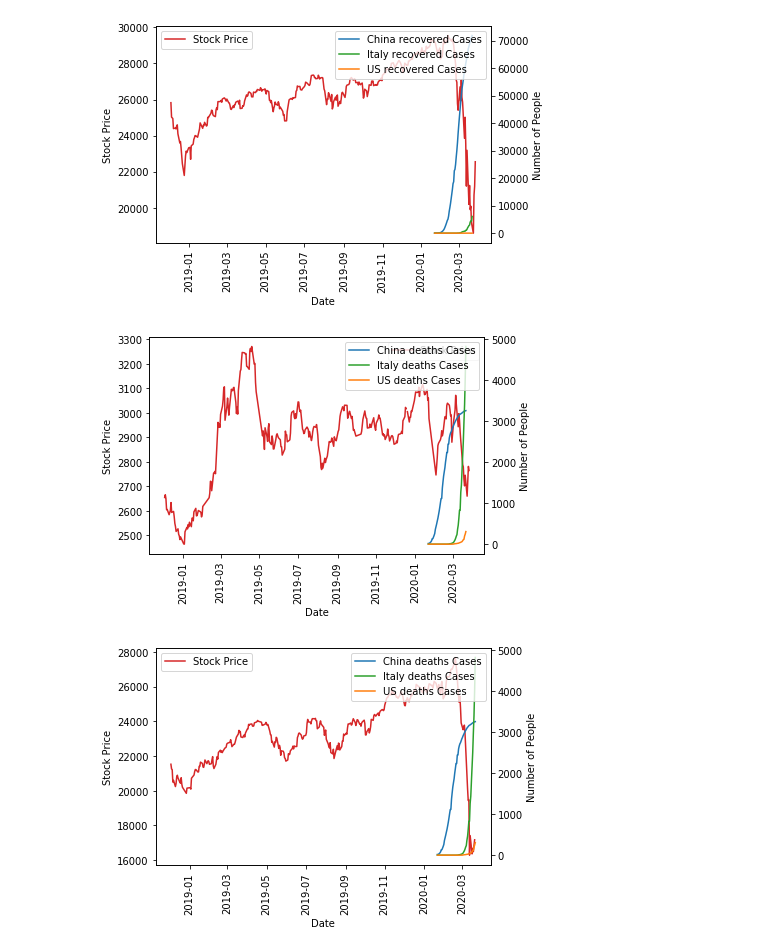
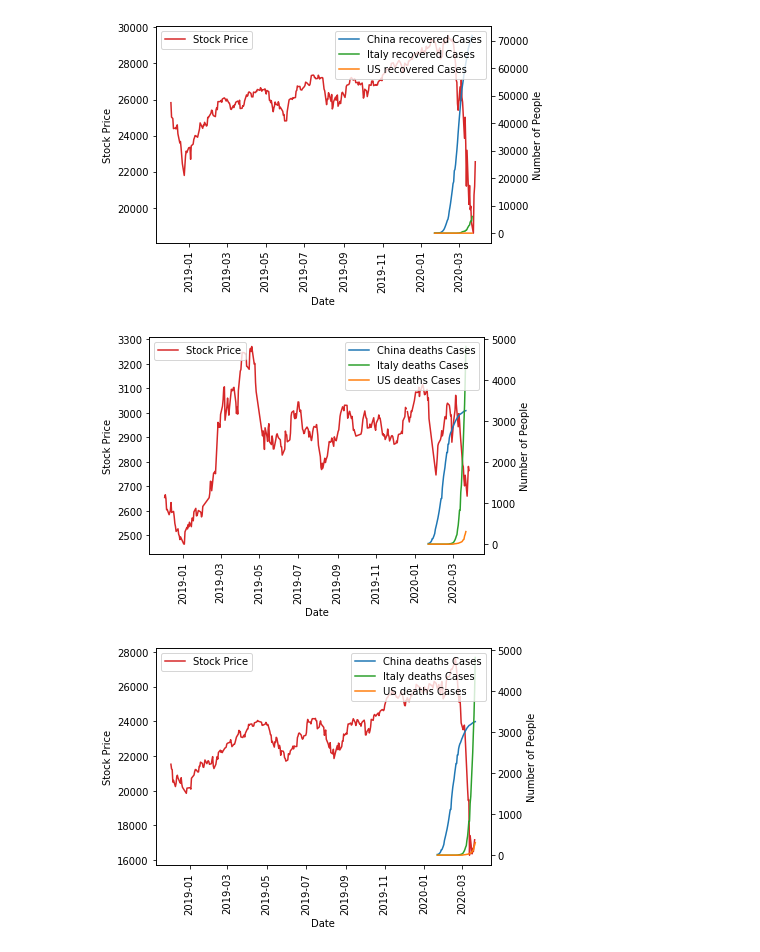
Before and after one commit to nberman12/COVID19-vs-Stocks, a Jupyter notebook: dev/daniel/Data_Collection2.ipynb, the cells around one changed output. Saved outputs shown, nothing was run; the diff lists cells and outputs as text; code cells hidden in the pictures.

```diff
--- a/dev/daniel/Data_Collection2.ipynb
+++ b/dev/daniel/Data_Collection2.ipynb
@@ -1097,27 +1117,27 @@ plt.show()
 # %%
 fig, ax1 = plt.subplots()
 color = 'tab:red'
 ax1.set_xlabel('Date')
 ax1.set_ylabel('Stock Price')
 ax1.plot(sse_df['Date'],sse_df['Close'], label = "Stock Price", color=color)
 
 #plt.yscale('symlog')
-plt.legend()
+plt.legend(loc='upper left')
 plt.xticks(rotation=90)
 ax2 = ax1.twinx()
 color1 = 'tab:blue'
 color2 = 'tab:green'
 color3 = 'tab:orange'
 ax2.set_ylabel('Number of People')
 ax2.plot(china_deaths['China'], label = "China deaths Cases", color=color1)
 ax2.plot(italy_deaths['Italy'], label = "Italy deaths Cases", color=color2)
 ax2.plot(us_deaths['US'], label = "US deaths Cases", color=color3)
 
 plt.legend(loc = 'upper right')
 plt.savefig("graphs/SSE Stock vs Total Deaths")
 plt.show()
 # %% [output]
-[figure, old version]
+[figure, new version]
 # %%
 #stock price vs confirmed cases
 fig, ax1 = plt.subplots()
```
Also changed, not shown: parts of 7 cells of this notebook, 6 other files.
